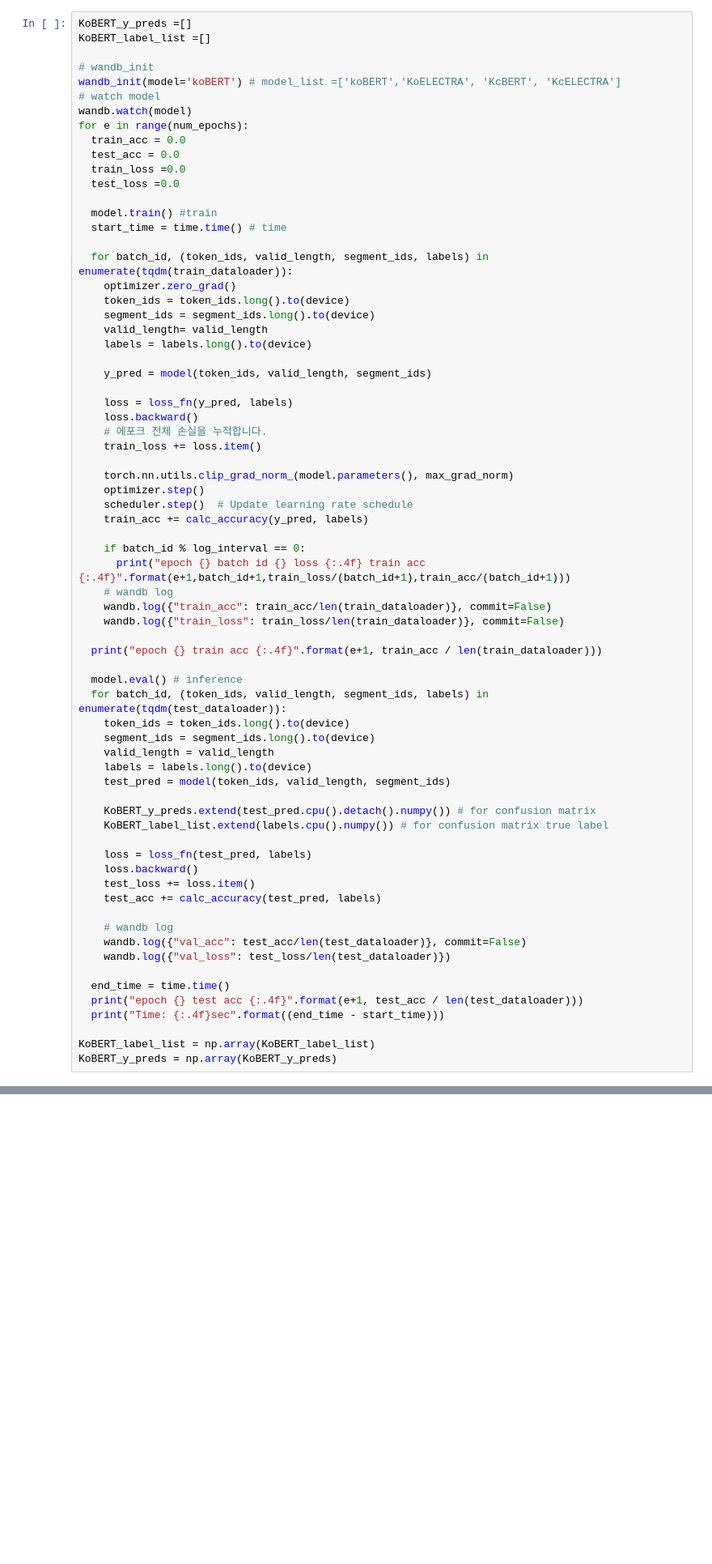
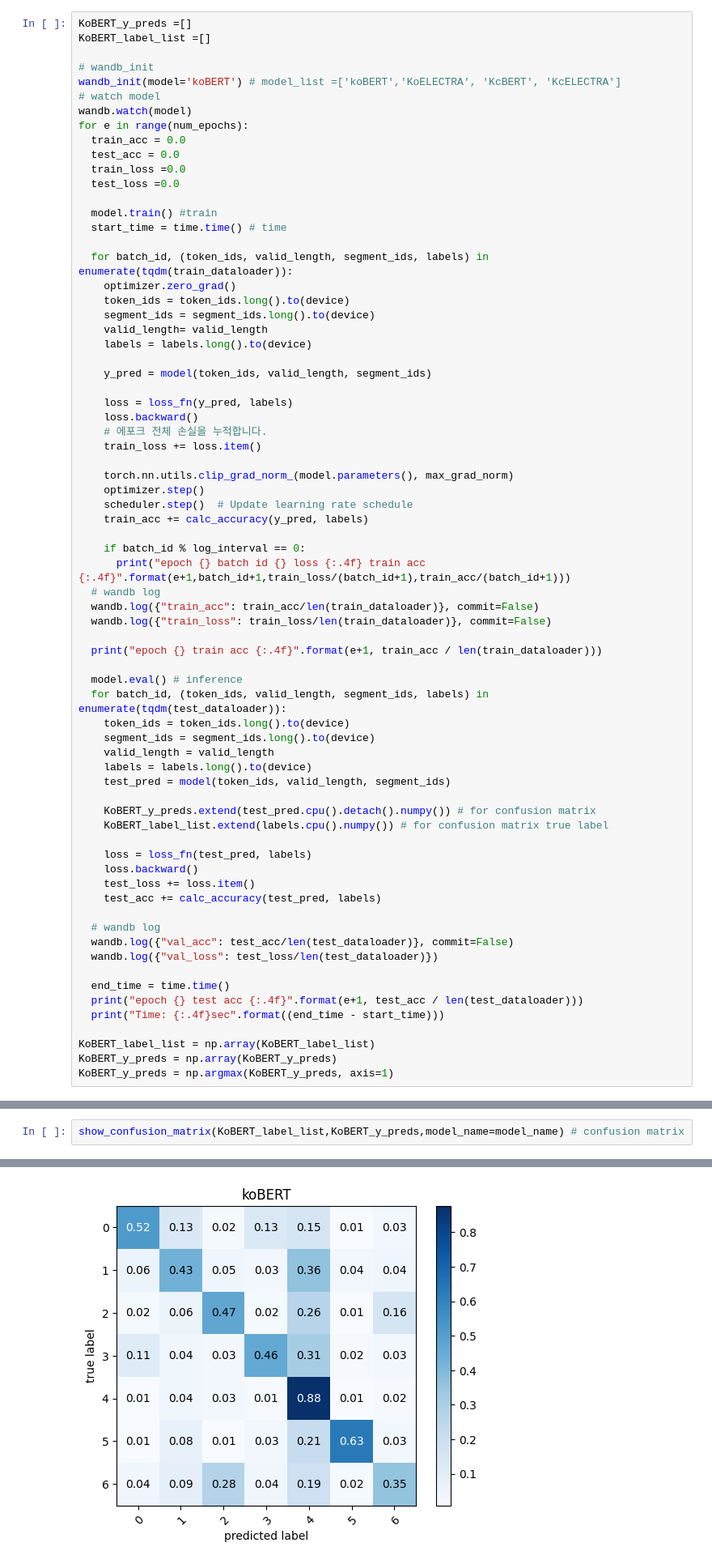
Before and after one commit to huijunam/CJ_AI_hackathon, a Jupyter notebook: 5G_team_project.ipynb, the cells around one changed output, grey strips where cells are left out. Shown: that part at 81% size. Saved outputs shown, nothing was run; the diff lists cells and outputs as text; blank space fills up the shorter version.

Commit message:
fix train_and_validate function
- wandb log 부분 fix

```diff
--- a/5G_team_project.ipynb
+++ b/5G_team_project.ipynb
@@ -428,9 +464,9 @@ for e in range(num_epochs):
 
     if batch_id % log_interval == 0:
       print("epoch {} batch id {} loss {:.4f} train acc {:.4f}".format(e+1,batch_id+1,train_loss/(batch_id+1),train_acc/(batch_id+1)))
-    # wandb log
-    wandb.log({"train_acc": train_acc/len(train_dataloader)}, commit=False)
-    wandb.log({"train_loss": train_loss/len(train_dataloader)}, commit=False)
+  # wandb log
+  wandb.log({"train_acc": train_acc/len(train_dataloader)}, commit=False)
+  wandb.log({"train_loss": train_loss/len(train_dataloader)}, commit=False)
 
   print("epoch {} train acc {:.4f}".format(e+1, train_acc / len(train_dataloader)))
 
@@ -450,9 +486,9 @@ for e in range(num_epochs):
     test_loss += loss.item()
     test_acc += calc_accuracy(test_pred, labels)
 
-    # wandb log
-    wandb.log({"val_acc": test_acc/len(test_dataloader)}, commit=False)
-    wandb.log({"val_loss": test_loss/len(test_dataloader)})
+  # wandb log
+  wandb.log({"val_acc": test_acc/len(test_dataloader)}, commit=False)
+  wandb.log({"val_loss": test_loss/len(test_dataloader)})
 
   end_time = time.time()
   print("epoch {} test acc {:.4f}".format(e+1, test_acc / len(test_dataloader)))
@@ -460,3 +496,4 @@ for e in range(num_epochs):
 
 KoBERT_label_list = np.array(KoBERT_label_list)
 KoBERT_y_preds = np.array(KoBERT_y_preds)
+KoBERT_y_preds = np.argmax(KoBERT_y_preds, axis=1)
@@ -462,0 +553,3 @@ KoBERT_y_preds = np.array(KoBERT_y_preds)
+# %%
+show_confusion_matrix(KoBERT_label_list,KoBERT_y_preds,model_name=model_name) # confusion matrix
+# %% [output]
@@ -463,3 +557,4 @@ KoBERT_y_preds = np.array(KoBERT_y_preds)
+[figure, added]
 # %%
 # torch.save(model.state_dict(), "./base_model_koBERT_epoch3_.pt")
 # %% [markdown]
```
Also changed, not shown: parts of 17 cells of this notebook.
